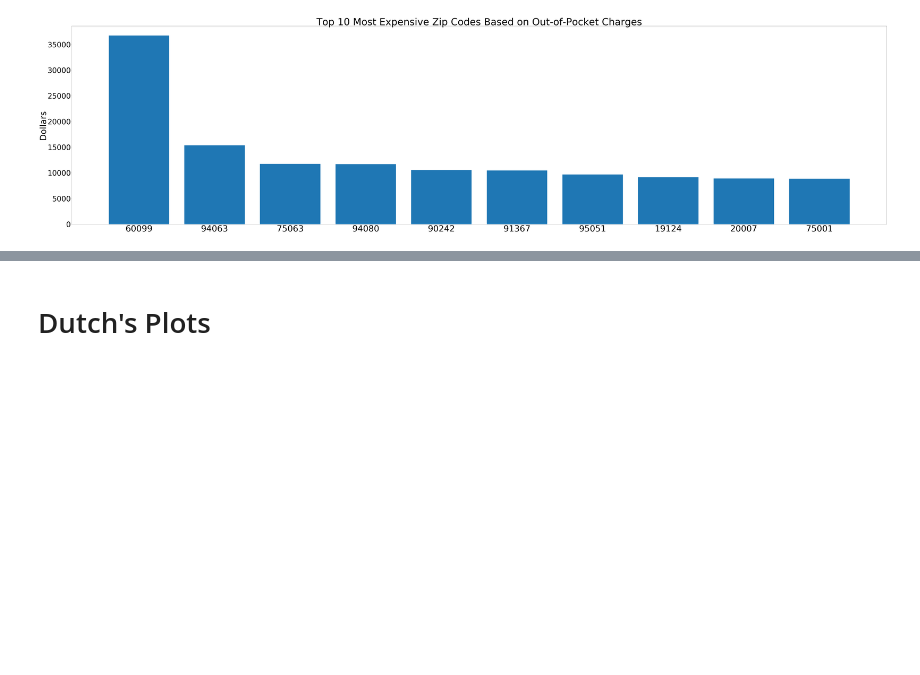
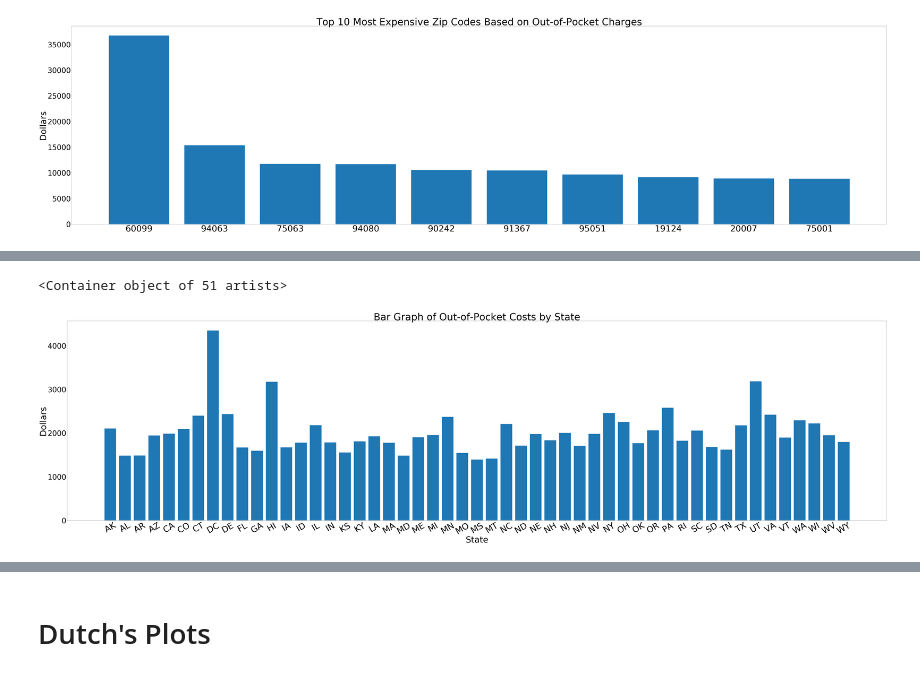
Before and after one commit to jwarlop/BC_Proj001, a Jupyter notebook: main_plots.ipynb, the cells around one changed output, grey strips where cells are left out. Saved outputs shown, nothing was run; the diff lists cells and outputs as text; code cells hidden in the pictures; blank space fills up the shorter version.

```diff
--- a/main_plots.ipynb
+++ b/main_plots.ipynb
@@ -95,0 +115,18 @@ plt.savefig('Avg all provider in zip vs out-of-pocket')
+# %%
+merge_table = pd.read_pickle('merge_table.pkl')
+plt.figure(5, figsize=(120,30))
+x_axis = np.arange(0,51)
+
+tick_locations = [value for value in x_axis]
+plt.xticks(tick_locations, list(merge_table["provider_state"]),
+           size=70, rotation=30)
+plt.yticks(size=60)
+plt.xlabel("State", size=70)
+plt.ylabel("Dollars", size=70)
+plt.title("Bar Graph of Out-of-Pocket Costs by State", size=80)
+
+# Show graph
+plt.bar(x_axis, merge_table["average_patient_payment"])
+# %% [output]
+<Container object of 51 artists>
+[figure, added]
```
Also changed, not shown: parts of 8 cells of this notebook, 8 other files.
